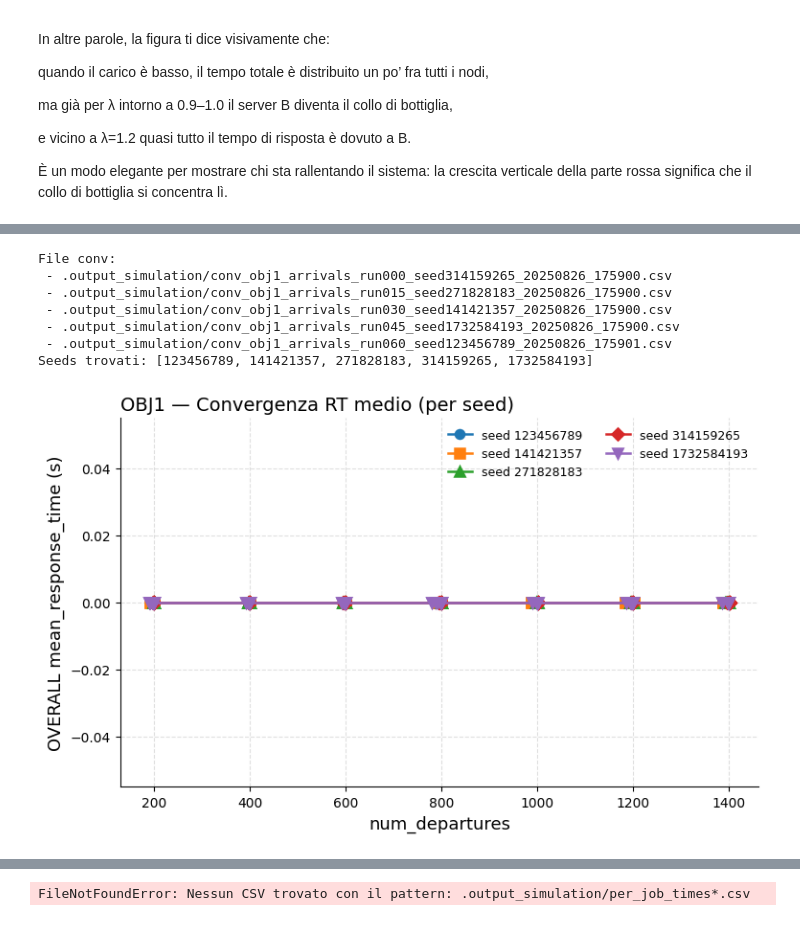
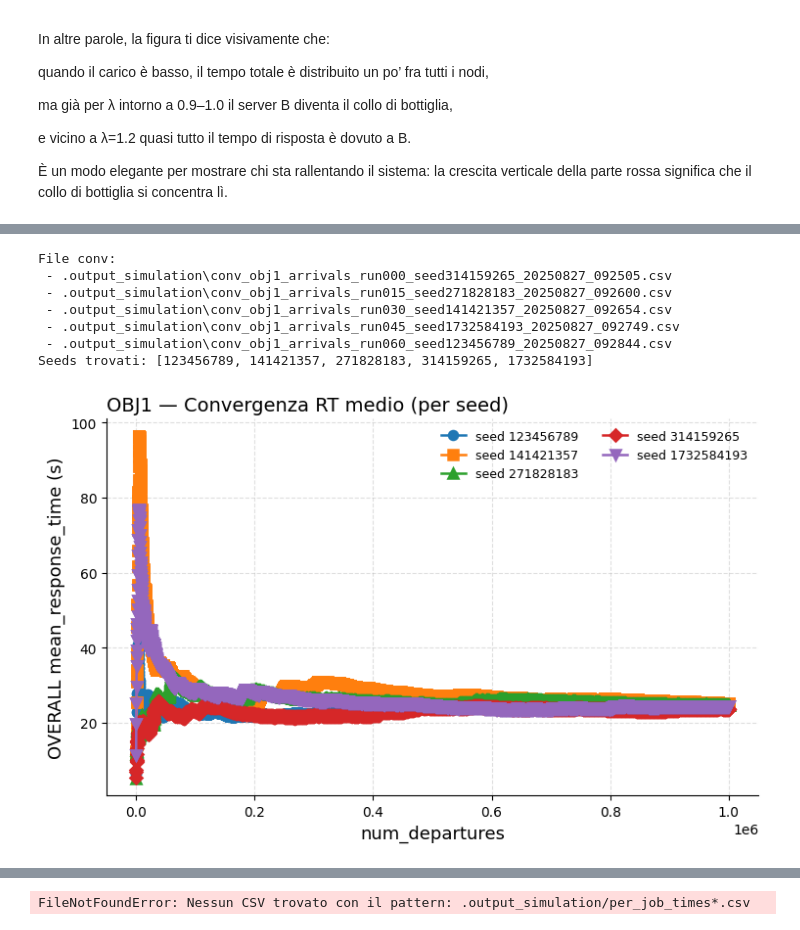
Before and after one commit to Dissan97/PMCNS-PROJECT, a Jupyter notebook: Project.ipynb, the cells around one changed output, grey strips where cells are left out. Drawn from its saved outputs; the diff is of its cells as text; code cells hidden in the pictures.

Commit message:
fix grafici con selezione lambda

```diff
--- a/Project.ipynb
+++ b/Project.ipynb
@@ -1661,4 +1661,11 @@ Seeds trovati: [123456789, 141421357, 271828183, 314159265, 1732584193]
 # %%
+def _lambda_col(df: pd.DataFrame) -> str | None:
+    """Trova la colonna dell'arrival rate (robusto a maiuscole/alias)."""
+    low = {c.lower().strip(): c for c in df.columns}
+    for k in ("arrival_rate", "lambda", "lam"):
+        if k in low:
+            return low[k]
+    return None
 
 
 # --- loader: lista di DF (uno per file), con seed e source ---
@@ -1674,17 +1681,36 @@ def load_conv_as_list(files: List[str]) -> List[pd.DataFrame]:
     return dfs  # <- LISTA di DataFrame (uno per file)
 
 # --- estrai OVERALL/mean_response_time per seed (dict seed -> DF ordinato per num_departures) ---
-def overall_mean_rt_by_seed(dfs: List[pd.DataFrame]) -> Dict[int, pd.DataFrame]:
+def overall_mean_rt_by_seed(dfs: List[pd.DataFrame],
+                            arrival_rate: float | None = None,
+                            atol: float = 1e-9) -> Dict[int, pd.DataFrame]:
+    """
+    Ritorna {seed -> DF[num_departures, mean_response_time]}.
+    Se arrival_rate è dato, tiene solo le righe con quel λ (tolleranza 'atol').
+    """
     out: Dict[int, pd.DataFrame] = {}
     for df in dfs:
-        seed = int(df["seed"].iloc[0]) if "seed" in df.columns and pd.notna(df["seed"].iloc[0]) else -1
-        g = df[(df["scope"]=="OVERALL") & (df["metric"]=="mean_response_time")].copy()
+        d = df.copy()
+
+        # filtro per λ se richiesto
+        lam_col = _lambda_col(d)
+        if arrival_rate is not None and lam_col is not None:
+            d[lam_col] = pd.to_numeric(d[lam_col], errors="coerce")
+            keep = np.isclose(d[lam_col].to_numpy(float), float(arrival_rate),
+                              rtol=0.0, atol=atol)
+            d = d[keep]
+
+        seed = int(d["seed"].iloc[0]) if "seed" in d.columns and not d.empty else -1
+        g = d[(d["scope"] == "OVERALL") & (d["metric"] == "mean_response_time")].copy()
         if g.empty:
             continue
         g = g.sort_values("num_departures")
-        # tieni solo ciò che serve al plot
-        out[seed] = g[["num_departures", "value"]].rename(columns={"value":"mean_response_time"})
+        out[seed] = g[["num_departures", "value"]].rename(
+            columns={"value": "mean_response_time"}
+        )
+
     return out
+
 
 # --- plot: tutte le curve su un grafico (opzione smoothing con media mobile) ---
 def plot_overall_conv_by_seed(seed_to_df: Dict[int, pd.DataFrame],
@@ -1710,40 +1736,43 @@ def plot_overall_conv_by_seed(seed_to_df: Dict[int, pd.DataFrame],
     ax.legend(ncol=2, fontsize=9)
     plt.show()
 
 # --- plot: una figura per seed (comodo se vuoi guardarli separati) ---
 def plot_overall_conv_one_per_seed(seed_to_df: Dict[int, pd.DataFrame], window_ma: int | None = None):
     for i, (seed, g) in enumerate(sorted(seed_to_df.items())):
         plot_overall_conv_by_seed({seed:g},
                                   title=f"{TITLE_PREFIX} — OVERALL mean RT (seed {seed})",
                                   window_ma=window_ma)
 
 # ====== USO ======
 
 # 1) prendi i file conv (usa la tua utility già esistente)
 conv_files = find_csv_for_config(config_file, target="conv")
 print("File conv:", *conv_files, sep="\n - ")
 
 # 2) lista di DataFrame, uno per file
 dfs_conv = load_conv_as_list(conv_files)   # <<< LISTA richiesta
 
 # 3) dict {seed -> DF OVERALL mean RT vs num_departures}
-by_seed = overall_mean_rt_by_seed(dfs_conv)
+by_seed = overall_mean_rt_by_seed(dfs_conv, arrival_rate=1.2)
+
+
+
 print("Seeds trovati:", sorted(by_seed.keys()))
 
 # 4a) grafico unico con tutte le curve (metti window_ma=5000 se vuoi smoothing visivo)
 plot_overall_conv_by_seed(by_seed, window_ma=None)
 
 # 4b) (opzionale) un grafico per seed
 # plot_overall_conv_one_per_seed(by_seed, window_ma=10000)
 # %% [output]
 File conv:
- - .output_simulation/conv_obj1_arrivals_run000_seed314159265_20250826_175900.csv
- - .output_simulation/conv_obj1_arrivals_run015_seed271828183_20250826_175900.csv
- - .output_simulation/conv_obj1_arrivals_run030_seed141421357_20250826_175900.csv
- - .output_simulation/conv_obj1_arrivals_run045_seed1732584193_20250826_175900.csv
- - .output_simulation/conv_obj1_arrivals_run060_seed123456789_20250826_175901.csv
+ - .output_simulation\conv_obj1_arrivals_run000_seed314159265_20250827_092505.csv
+ - .output_simulation\conv_obj1_arrivals_run015_seed271828183_20250827_092600.csv
+ - .output_simulation\conv_obj1_arrivals_run030_seed141421357_20250827_092654.csv
+ - .output_simulation\conv_obj1_arrivals_run045_seed1732584193_20250827_092749.csv
+ - .output_simulation\conv_obj1_arrivals_run060_seed123456789_20250827_092844.csv
 Seeds trovati: [123456789, 141421357, 271828183, 314159265, 1732584193]
-[figure, old version]
+[figure, new version]
 # %%
 
 def _pretty_scope(s: str) -> str:
```
Also changed, not shown: parts of 15 cells of this notebook, 1 other file.
